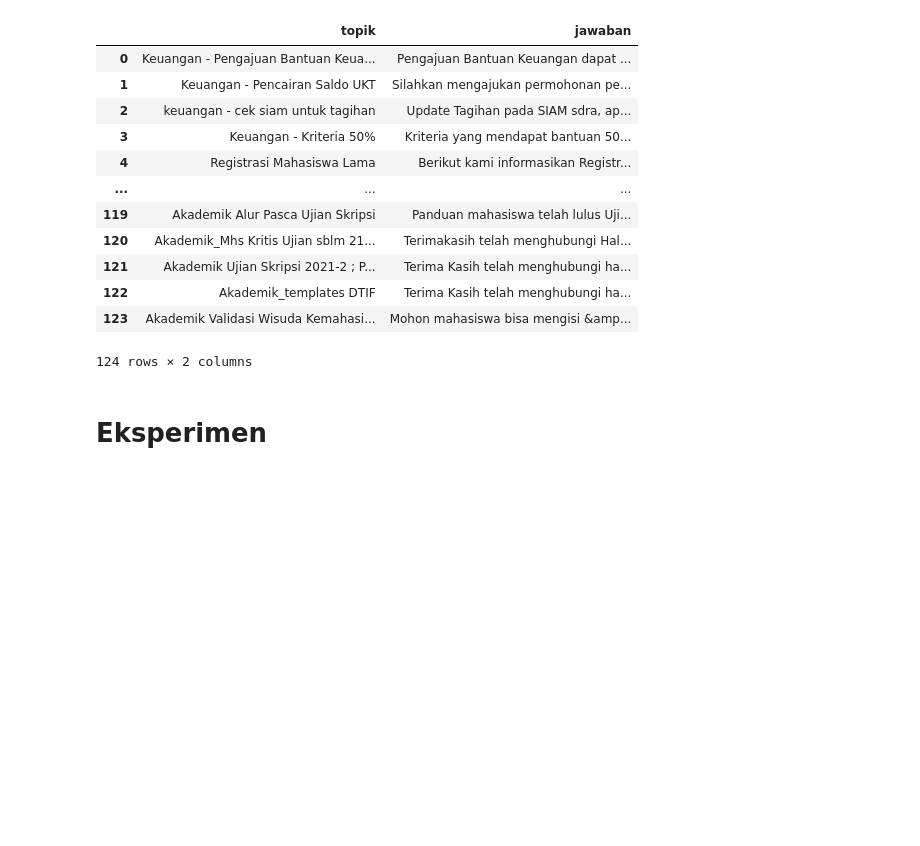
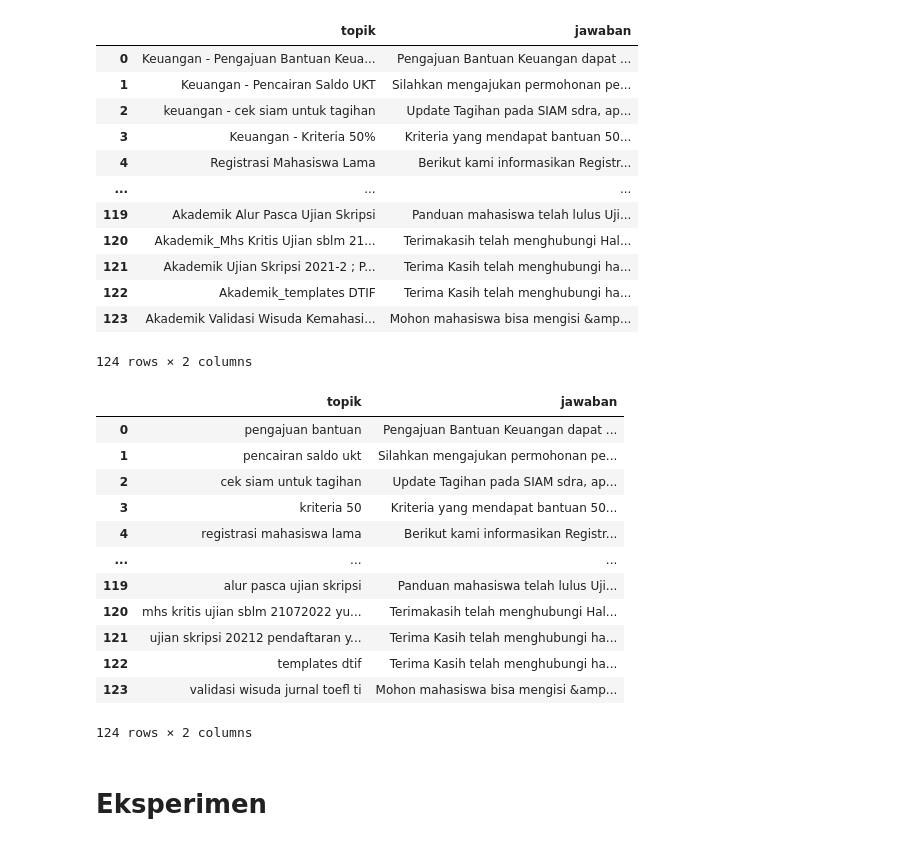
Before and after one commit to AndiAlifs/Halofilkom_dump, a Jupyter notebook: eksplorasi_data.ipynb, the cells around one changed output. Cells and saved outputs as stored; diff of their text form; code cells hidden in the pictures; blank space fills up the shorter version.

```diff
--- a/eksplorasi_data.ipynb
+++ b/eksplorasi_data.ipynb
@@ -193,3 +195,19 @@ for topik in df['topik']:
+# %%
+df
+# %% [output]
+|  | topik | jawaban |
+| 0 | pengajuan bantuan | Pengajuan Bantuan Keuangan dapat ... |
+| 1 | pencairan saldo ukt | Silahkan mengajukan permohonan pe... |
+| 2 | cek siam untuk tagihan | Update Tagihan pada SIAM sdra, ap... |
+| 3 | kriteria 50 | Kriteria yang mendapat bantuan 50... |
+| 4 | registrasi mahasiswa lama | Berikut kami informasikan Registr... |
+| ... | ... | ... |
+| 119 | alur pasca ujian skripsi | Panduan mahasiswa telah lulus Uji... |
+| 120 | mhs kritis ujian sblm 21072022 yu... | Terimakasih telah menghubungi Hal... |
+| 121 | ujian skripsi 20212 pendaftaran y... | Terima Kasih telah menghubungi ha... |
+| 122 | templates dtif | Terima Kasih telah menghubungi ha... |
+| 123 | validasi wisuda jurnal toefl ti | Mohon mahasiswa bisa mengisi &amp... |
+124 rows × 2 columns
 # %% [markdown]
 # Eksperimen
 # %% [markdown]
```
Also changed, not shown: parts of 10 cells of this notebook, 5 other files.
